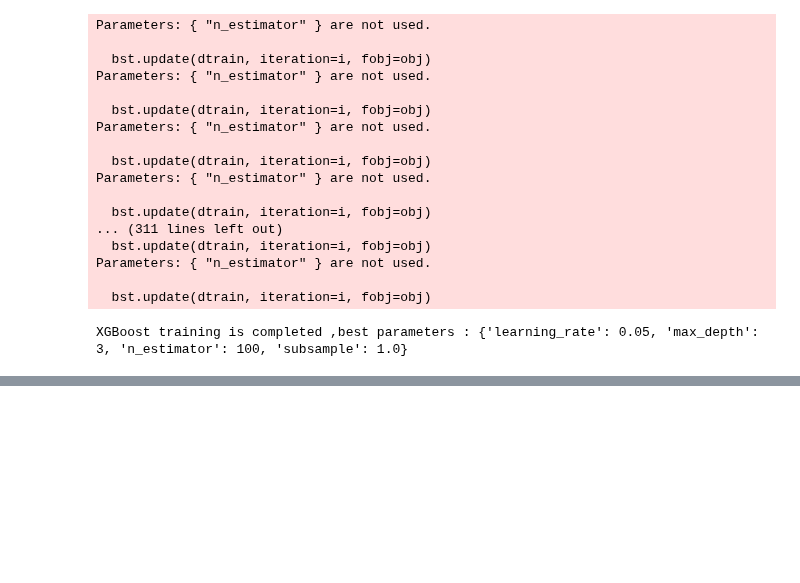
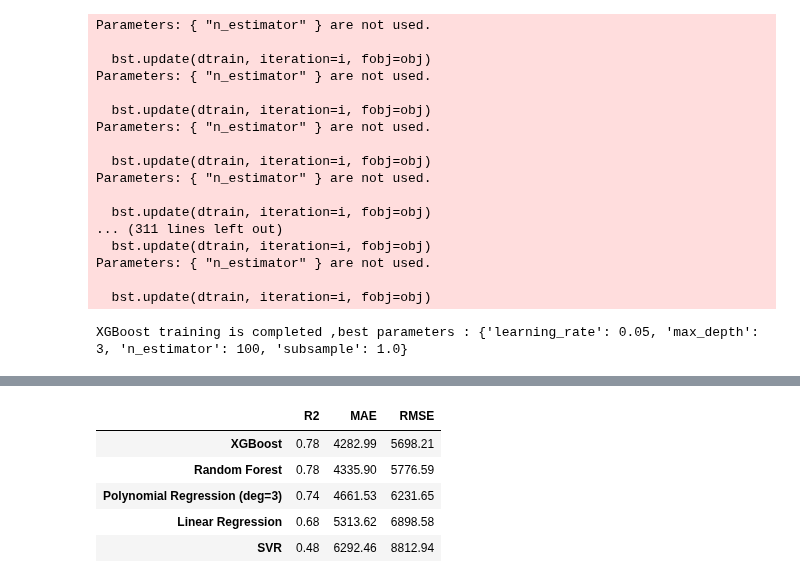
Before and after one commit to mmiskatul/Insurance-cost-prediction, a Jupyter notebook: Analysis-data.ipynb, the cells around one changed output, grey strips where cells are left out. Saved outputs shown, nothing was run; the diff lists cells and outputs as text; code cells hidden in the pictures; blank space fills up the shorter version.

Commit message:
check the result and make result dataframe

```diff
--- a/Analysis-data.ipynb
+++ b/Analysis-data.ipynb
@@ -539,0 +558,11 @@ XGBoost training is completed ,best parameters : {'learning_rate': 0.05, 'max_de
+# %%
+result_df =pd.DataFrame(result).T.sort_values(by="R2",ascending=False)
+# %%
+result_df
+# %% [output]
+|  | R2 | MAE | RMSE |
+| XGBoost | 0.78 | 4282.99 | 5698.21 |
+| Random Forest | 0.78 | 4335.90 | 5776.59 |
+| Polynomial Regression (deg=3) | 0.74 | 4661.53 | 6231.65 |
+| Linear Regression | 0.68 | 5313.62 | 6898.58 |
+| SVR | 0.48 | 6292.46 | 8812.94 |
```
Also changed, not shown: parts of 1 cell of this notebook.
